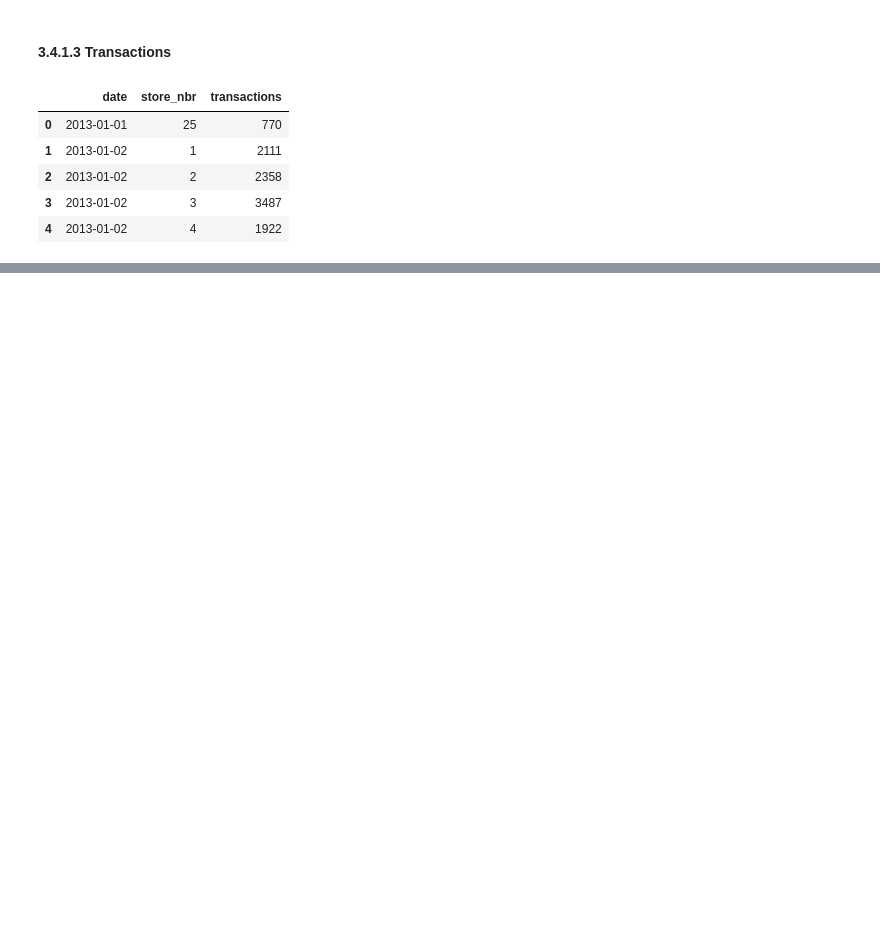
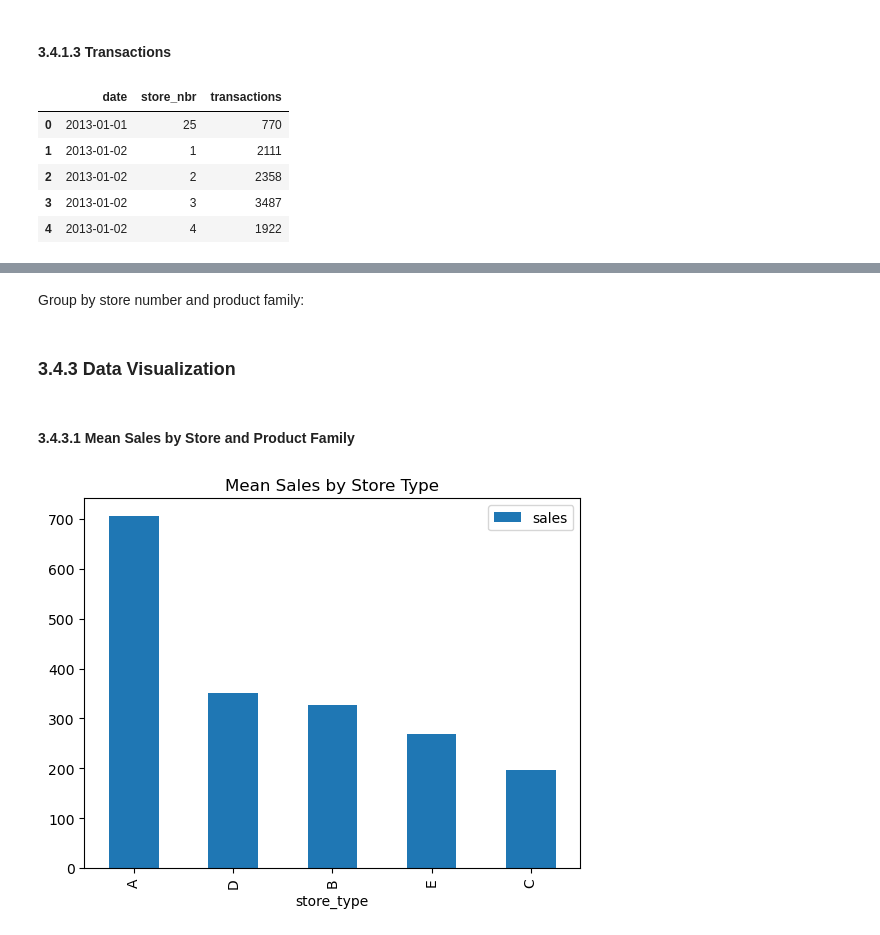
Before and after one commit to zxie9/Capstone-Project-Two, a Jupyter notebook: Notebooks/3. Exploratory Data Analysis.ipynb, the cells around one changed output, grey strips where cells are left out. Drawn from its saved outputs; the diff is of its cells as text; code cells hidden in the pictures; blank space fills up the shorter version.

```diff
--- a/Notebooks/3. Exploratory Data Analysis.ipynb
+++ b/Notebooks/3. Exploratory Data Analysis.ipynb
@@ -430,0 +290,2 @@ missing.sort_values(by='count', ascending=False)
+# %%
+df_train['transactions'] = df_train['transactions'].replace(np.nan,0)
@@ -430,0 +323,3 @@ missing.sort_values(by='count', ascending=False)
+# %%
+df_train['holiday_type'] = df_train['holiday_type'].replace(np.nan,'Normal')
+df_train['transferred'] = df_train['transferred'].replace(np.nan,False)
@@ -430,0 +328,12 @@ missing.sort_values(by='count', ascending=False)
+# %%
+# Drop the ID column
+df_train = df_train.drop('id', axis=1)
+
+# Split the date column
+df_train.date = pd.to_datetime(df_train.date)
+df_train['year'] = df_train['date'].dt.year
+df_train['month'] = df_train['date'].dt.month
+df_train['week'] = df_train['date'].dt.isocalendar().week
+df_train['quarter'] = df_train['date'].dt.quarter
+df_train['day_of_week'] = df_train['date'].dt.day_name()
+df_train.head()
@@ -430,0 +347,2 @@ missing.sort_values(by='count', ascending=False)
+# %% [markdown]
+Group by store number and product family:
@@ -430,0 +351,13 @@ missing.sort_values(by='count', ascending=False)
+# %% [markdown]
+### 3.4.3 Data Visualization<a id='3.4.3'></a>
+# %% [markdown]
+#### 3.4.3.1 Mean Sales by Store and Product Family<a id='3.4.3.1'></a>
+# %%
+df_st_sa = df_train.groupby('store_type').agg({"sales" : "mean"}).reset_index().sort_values(by='sales', ascending=False)
+df_cl_sa = df_train.groupby('cluster').agg({"sales" : "mean"}).reset_index()
+df_fa_sa = df_train.groupby('family').agg({"sales" : "mean"}).reset_index().sort_values(by='sales', ascending=False)[:10]
+# %%
+_ = df_st_sa.set_index('store_type').plot.bar()
+_ = plt.title('Mean Sales by Store Type')
+# %% [output]
+[figure, added]
```
Also changed, not shown: parts of 82 cells of this notebook.
